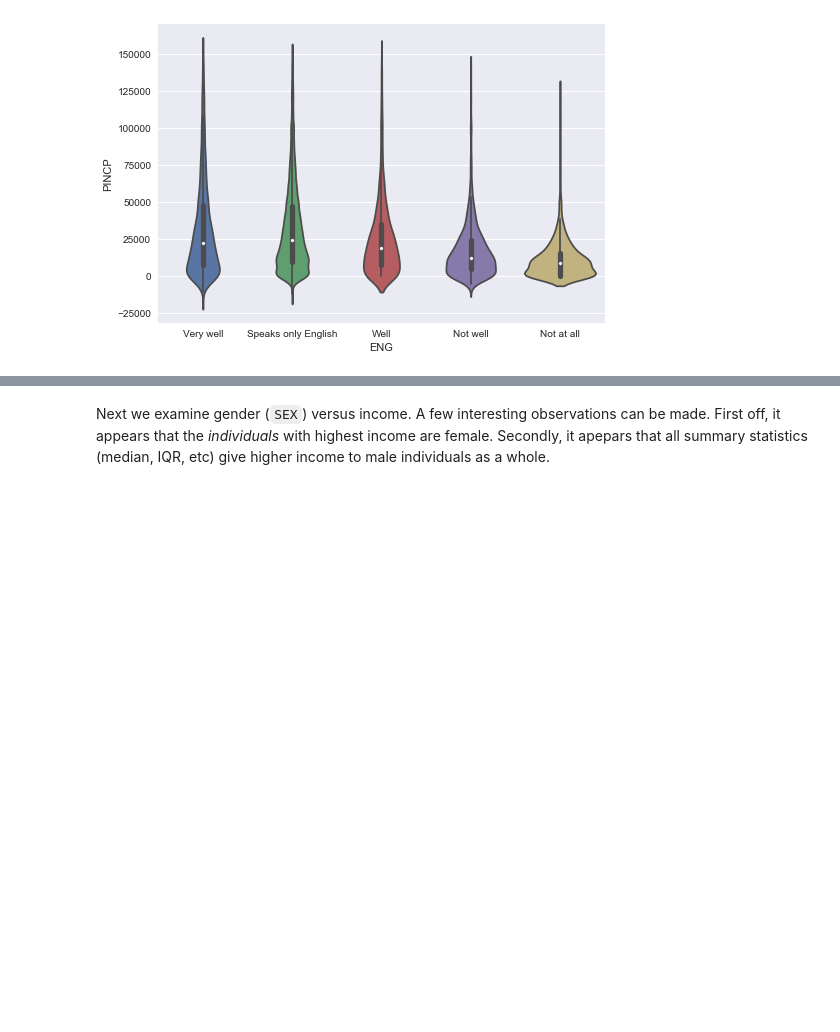
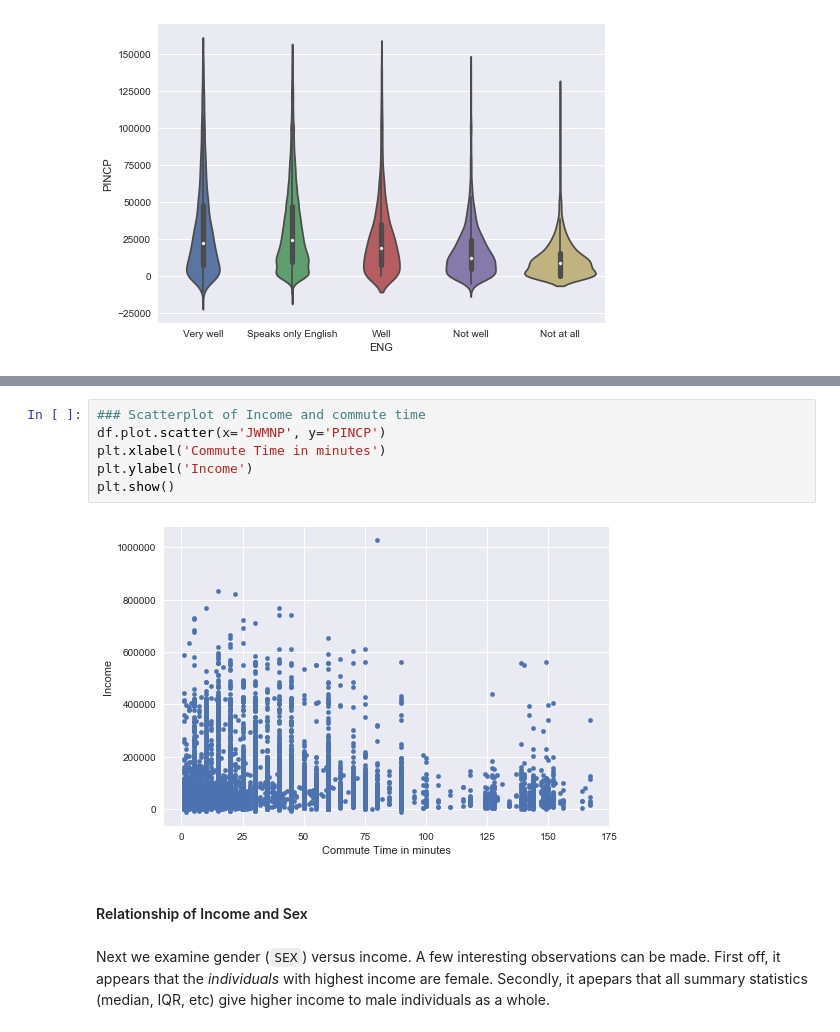
Before and after one commit to kjprice/SMU-data-mining, a Jupyter notebook: python_notebooks/person_eda.ipynb, the cells around one changed output, grey strips where cells are left out. Saved outputs shown, nothing was run; the diff lists cells and outputs as text; blank space fills up the shorter version.

```diff
--- a/python_notebooks/person_eda.ipynb
+++ b/python_notebooks/person_eda.ipynb
@@ -246,3 +291,13 @@ plt.show()
+# %%
+### Scatterplot of Income and commute time
+df.plot.scatter(x='JWMNP', y='PINCP')
+plt.xlabel('Commute Time in minutes')
+plt.ylabel('Income')
+plt.show()
+# %% [output]
+[figure, added]
+# %% [markdown]
+#### Relationship of Income and Sex
 # %% [markdown]
 Next we examine gender (`SEX`) versus income. A few interesting observations can be made. First off, it appears that the _individuals_ with highest income are female. Secondly, it apepars that all summary statistics (median, IQR, etc) give higher income to male individuals as a whole.
 # %%
```
Also changed, not shown: parts of 13 cells of this notebook.
